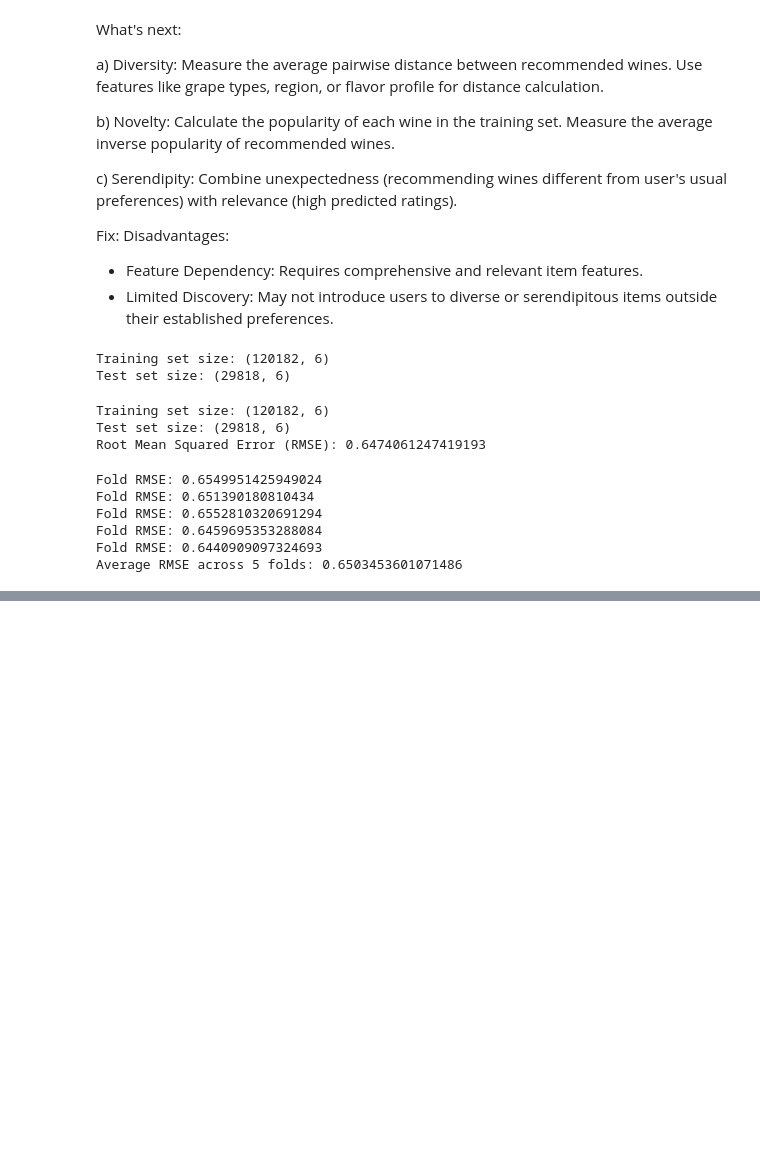
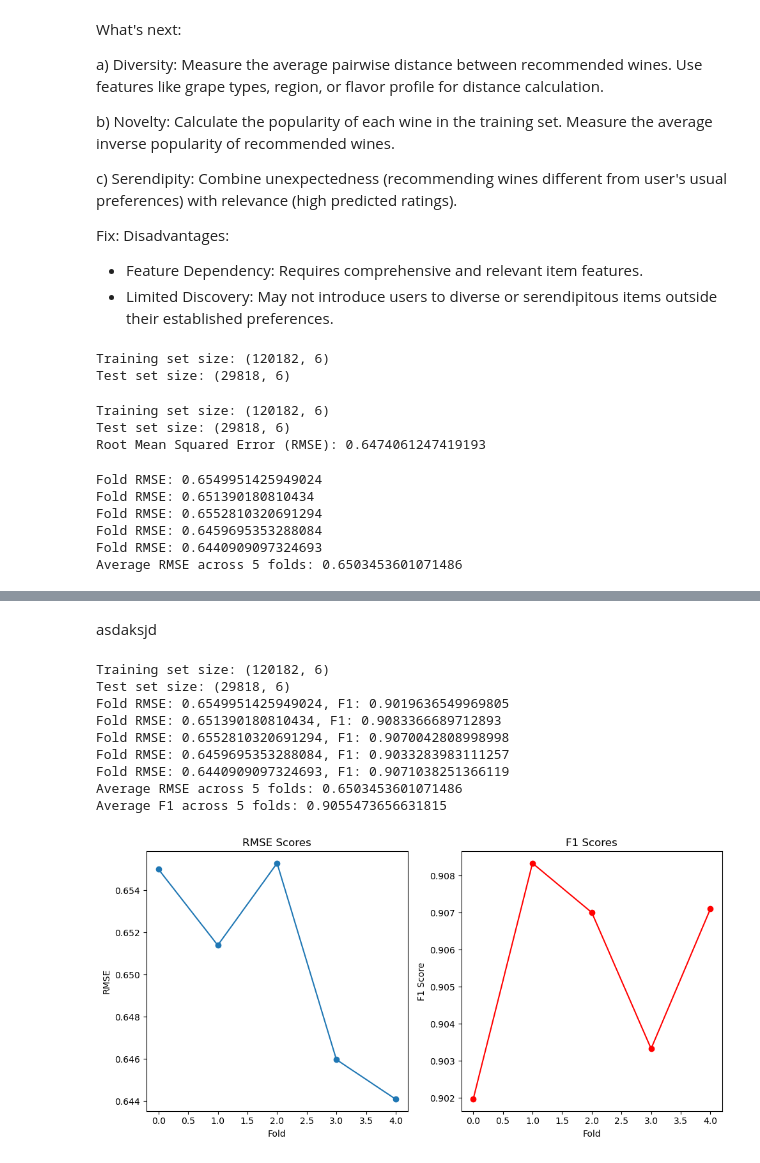
Before and after one commit to PavelDetvan/recommender_group20, a Jupyter notebook: knn.ipynb, the cells around one changed output, grey strips where cells are left out. Saved outputs shown, nothing was run; the diff lists cells and outputs as text; code cells hidden in the pictures; blank space fills up the shorter version.

```diff
--- a/knn.ipynb
+++ b/knn.ipynb
@@ -771,0 +748,11 @@ Average F1 across 5 folds: 0.882549206216215
+# %%
+# Assuming 'user_pool' is a list of users, 'wines' is a list of wine IDs,
+# 'actual_ratings' is a dictionary of actual ratings for evaluation purposes
+
+user_pool = ratings['UserID'].unique().tolist()  # List of all users
+wines = ratings['WineID'].unique().tolist()      # List of all wine IDs
+actual_ratings = {wine: ratings[ratings['WineID'] == wine]['Rating'].mean() for wine in wines}  # Dictionary with actual ratings for each wine
+group_sizes = [2, 3, 5, 10]  # Test with group sizes of 2, 3, 4, and 5 users
+
+# Run the evaluation
+evaluate_group_recommender(user_pool, wines, actual_ratings, group_sizes)
@@ -771,0 +868,2 @@ Average F1 across 5 folds: 0.882549206216215
+# %% [markdown]
+asdaksjd
@@ -771,0 +943,67 @@ Average F1 across 5 folds: 0.882549206216215
+# %%
+def cross_validate_with_metrics_groupwise(ratings, k_folds=5, k=5, threshold=3.5):
+    gkf = GroupKFold(n_splits=k_folds)
+    rmse_scores = []
+    f1_scores = []
+
+    for train_idx, test_idx in gkf.split(ratings, groups=ratings['UserID']):
+        train_ratings_fold = ratings.iloc[train_idx].reset_index(drop=True)
+        test_ratings_fold = ratings.iloc[test_idx].reset_index(drop=True)
+
+        predicted, true = predict_test_set_ratings(test_ratings_fold, train_ratings_fold, k)
+
+        # Handle any remaining NaNs
+        if np.isnan(predicted).sum() > 0:
+            user_means = train_ratings_fold.groupby('UserID')['Rating'].mean().to_dict()
+            predicted = [user_means.get(uid, train_ratings_fold['Rating'].mean())
+                         if np.isnan(r) else r for r, uid in zip(predicted, test_ratings_fold['UserID'])]
+            predicted = np.array(predicted)
+
+        rmse = calculate_rmse(predicted, true)
+        _, _, f1 = calculate_precision_recall_f1(predicted, true, threshold)
+
+        rmse_scores.append(rmse)
+        f1_scores.append(f1)
+
+        print(f"Fold RMSE: {rmse}, F1: {f1}")
+
+    print(f"Average RMSE across {k_folds} folds: {np.mean(rmse_scores)}")
+    print(f"Average F1 across {k_folds} folds: {np.mean(f1_scores)}")
+
+    # Plotting the results
+    plt.figure(figsize=(10, 5))
+
+    plt.subplot(1, 2, 1)
+    plt.plot(rmse_scores, marker='o')
+    plt.title('RMSE Scores')
+    plt.xlabel('Fold')
+    plt.ylabel('RMSE')
+
+    plt.subplot(1, 2, 2)
+    plt.plot(f1_scores, marker='o', color='red')
+    plt.title('F1 Scores')
+    plt.xlabel('Fold')
+    plt.ylabel('F1 Score')
+
+    plt.tight_layout()
+    plt.show()
+
+# Perform the group-wise split
+train_ratings, test_ratings = split_ratings_groupwise(ratings, test_size=0.2)
+
+print(f"Training set size: {train_ratings.shape}")
+print(f"Test set size: {test_ratings.shape}")
+
+# Evaluate the group recommender system
+cross_validate_with_metrics_groupwise(ratings, k_folds=5, k=5, threshold=3.5)
+# %% [output]
+Training set size: (120182, 6)
+Test set size: (29818, 6)
+Fold RMSE: 0.6549951425949024, F1: 0.9019636549969805
+Fold RMSE: 0.651390180810434, F1: 0.9083366689712893
+Fold RMSE: 0.6552810320691294, F1: 0.9070042808998998
+Fold RMSE: 0.6459695353288084, F1: 0.9033283983111257
+Fold RMSE: 0.6440909097324693, F1: 0.9071038251366119
+Average RMSE across 5 folds: 0.6503453601071486
+Average F1 across 5 folds: 0.9055473656631815
+[figure, added]
```
Also changed, not shown: parts of 26 cells of this notebook, 1 other file.
